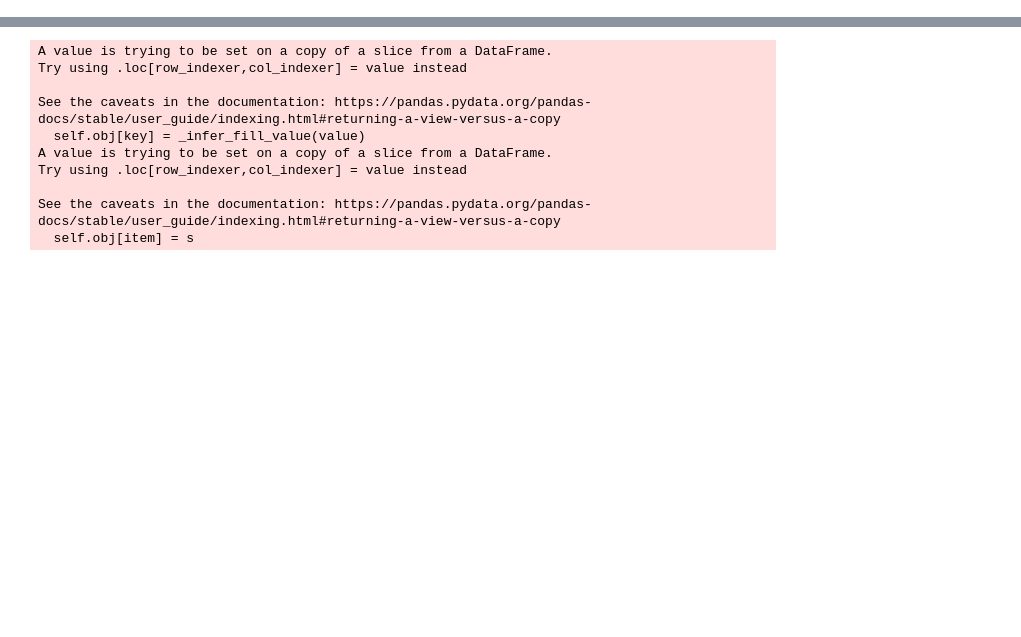
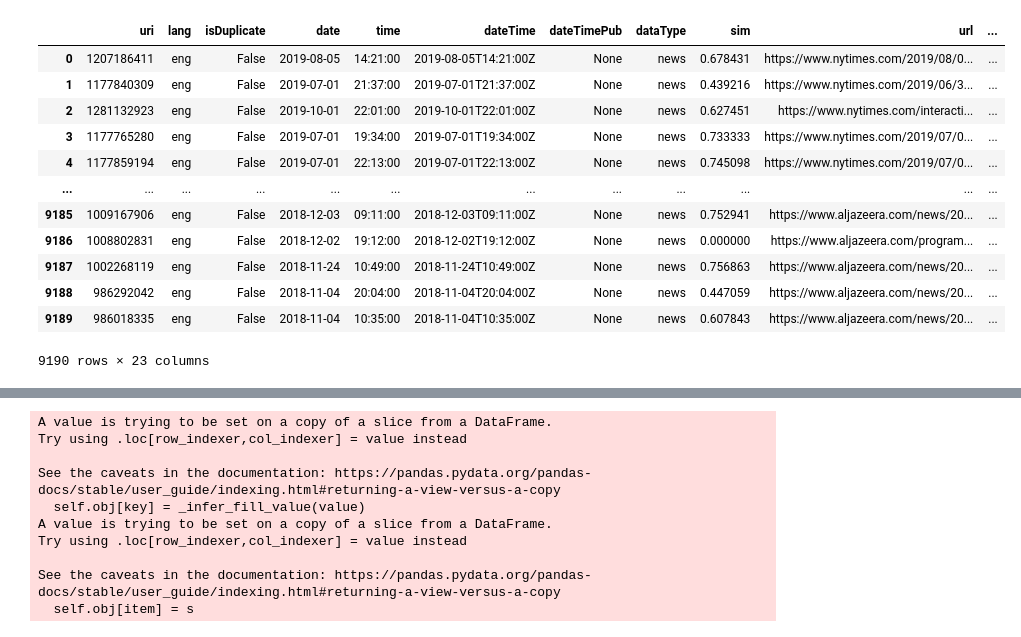
Before and after one commit to FelixLabelle/data_cleaner, a Jupyter notebook: dataset_stats.ipynb, the cells around one changed output, grey strips where cells are left out. Saved outputs shown, nothing was run; the diff lists cells and outputs as text; code cells hidden in the pictures; blank space fills up the shorter version.

```diff
--- a/dataset_stats.ipynb
+++ b/dataset_stats.ipynb
@@ -35,4 +39,20 @@ with open('articles_all.json', 'r') as f:
     data['source.country'] = source2country(data['source.title'])
+# %%
+data
+# %% [output]
+|  | uri | lang | isDuplicate | date | time | dateTime | dateTimePub | dataType | sim | url | ... |
+| 0 | 1207186411 | eng | False | 2019-08-05 | 14:21:00 | 2019-08-05T14:21:00Z | None | news | 0.678431 | https://www.nytimes.com/2019/08/0... | ... |
+| 1 | 1177840309 | eng | False | 2019-07-01 | 21:37:00 | 2019-07-01T21:37:00Z | None | news | 0.439216 | https://www.nytimes.com/2019/06/3... | ... |
+| 2 | 1281132923 | eng | False | 2019-10-01 | 22:01:00 | 2019-10-01T22:01:00Z | None | news | 0.627451 | https://www.nytimes.com/interacti... | ... |
+| 3 | 1177765280 | eng | False | 2019-07-01 | 19:34:00 | 2019-07-01T19:34:00Z | None | news | 0.733333 | https://www.nytimes.com/2019/07/0... | ... |
+| 4 | 1177859194 | eng | False | 2019-07-01 | 22:13:00 | 2019-07-01T22:13:00Z | None | news | 0.745098 | https://www.nytimes.com/2019/07/0... | ... |
+| ... | ... | ... | ... | ... | ... | ... | ... | ... | ... | ... | ... |
+| 9185 | 1009167906 | eng | False | 2018-12-03 | 09:11:00 | 2018-12-03T09:11:00Z | None | news | 0.752941 | https://www.aljazeera.com/news/20... | ... |
+| 9186 | 1008802831 | eng | False | 2018-12-02 | 19:12:00 | 2018-12-02T19:12:00Z | None | news | 0.000000 | https://www.aljazeera.com/program... | ... |
+| 9187 | 1002268119 | eng | False | 2018-11-24 | 10:49:00 | 2018-11-24T10:49:00Z | None | news | 0.756863 | https://www.aljazeera.com/news/20... | ... |
+| 9188 | 986292042 | eng | False | 2018-11-04 | 20:04:00 | 2018-11-04T20:04:00Z | None | news | 0.447059 | https://www.aljazeera.com/news/20... | ... |
+| 9189 | 986018335 | eng | False | 2018-11-04 | 10:35:00 | 2018-11-04T10:35:00Z | None | news | 0.607843 | https://www.aljazeera.com/news/20... | ... |
+9190 rows × 23 columns
 # %%
 data.groupby(['protest']).sentiment.mean()
 # %% [output]
```
Also changed, not shown: parts of 14 cells of this notebook, 3 other files.
